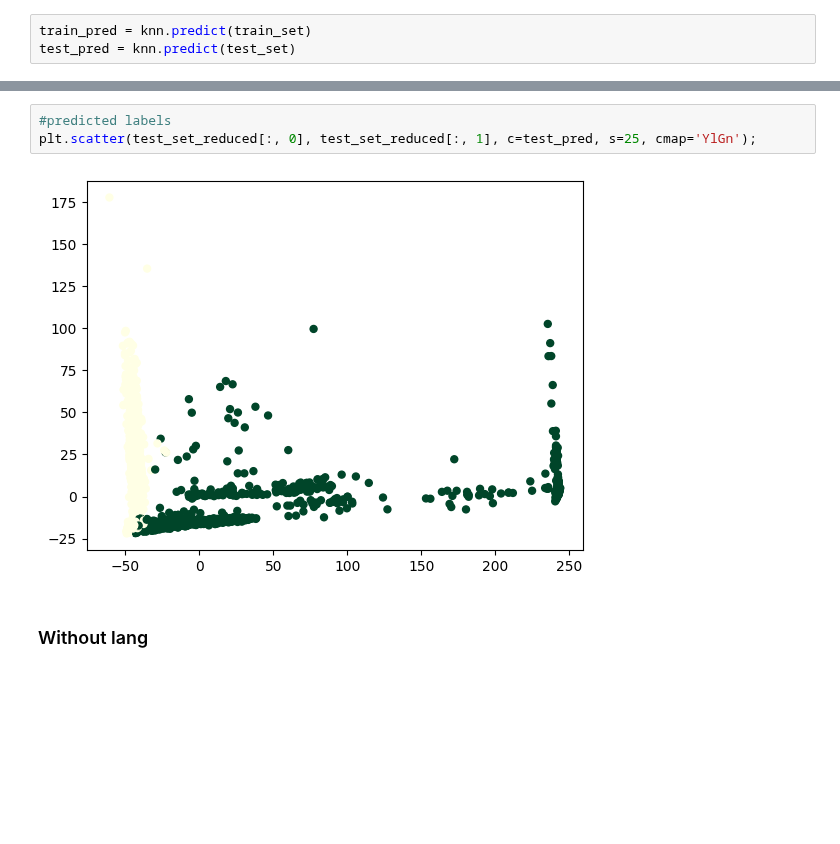
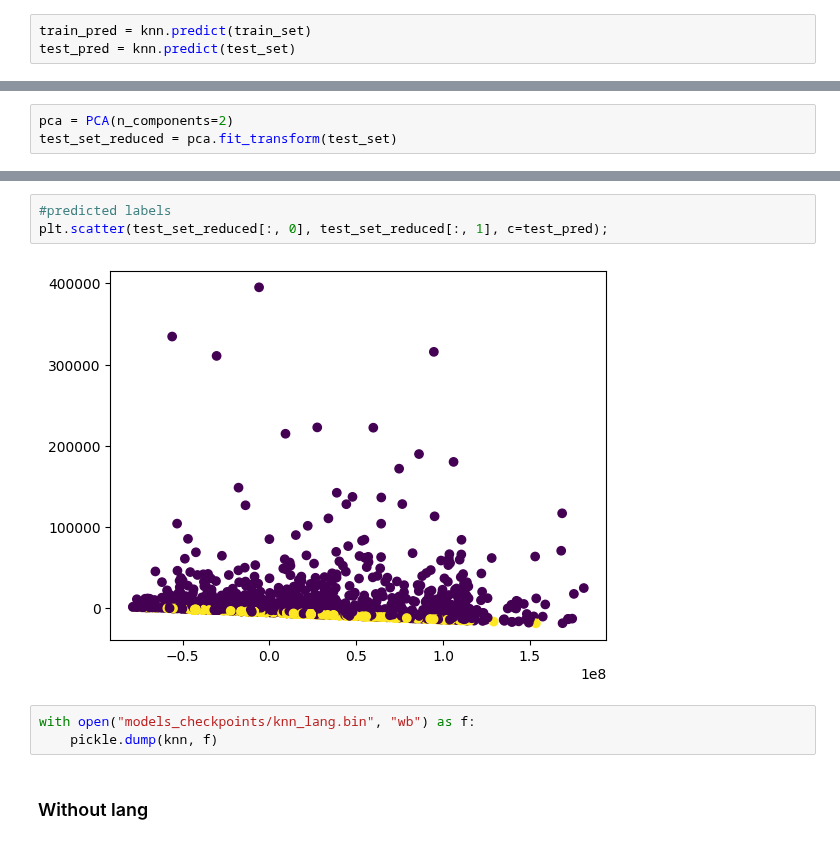
Before and after one commit to Andrew-Wyn/Data_Mining_22_23, a Jupyter notebook: knn_classification.ipynb, the cells around one changed output, grey strips where cells are left out. Drawn from its saved outputs; the diff is of its cells as text; blank space fills up the shorter version.

```diff
--- a/knn_classification.ipynb
+++ b/knn_classification.ipynb
@@ -161,2 +159,5 @@ plt.show()
+# %%
+pca = PCA(n_components=2)
+test_set_reduced = pca.fit_transform(test_set)
 # %%
 #true labels
@@ -166,8 +167,11 @@ plt.scatter(test_set_reduced[:, 0], test_set_reduced[:, 1], c=test_label, s=25,
 # %%
 #predicted labels
-plt.scatter(test_set_reduced[:, 0], test_set_reduced[:, 1], c=test_pred, s=25, cmap='YlGn');
+plt.scatter(test_set_reduced[:, 0], test_set_reduced[:, 1], c=test_pred);
 # %% [output]
-[figure, old version]
+[figure, new version]
+# %%
+with open("models_checkpoints/knn_lang.bin", "wb") as f:
+    pickle.dump(knn, f)
 # %% [markdown]
 ### Without lang
 # %%
```
Also changed, not shown: parts of 23 cells of this notebook, 5 other files.
